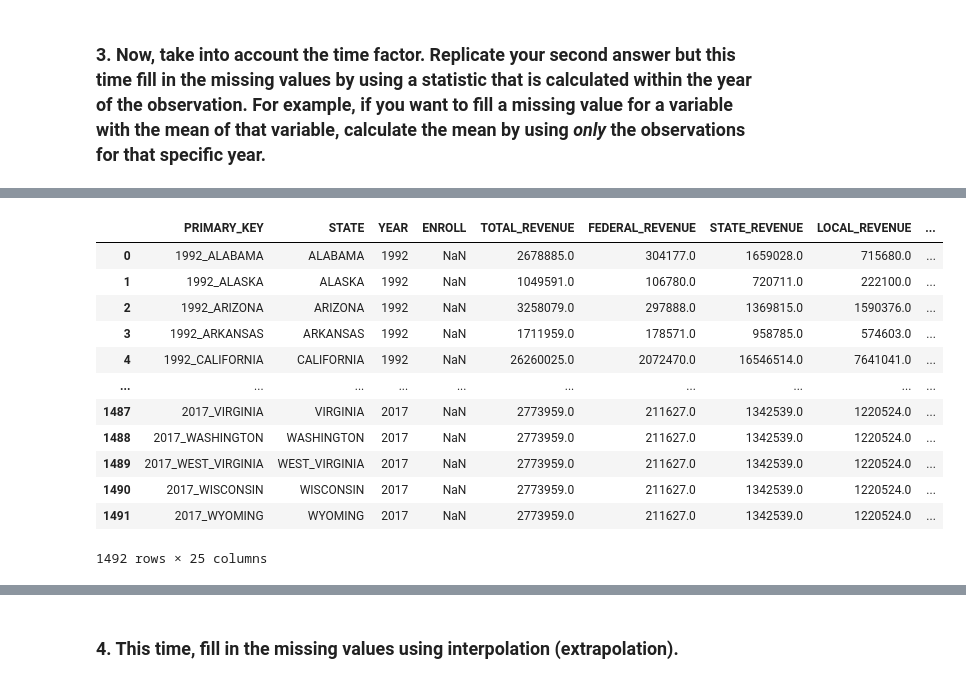
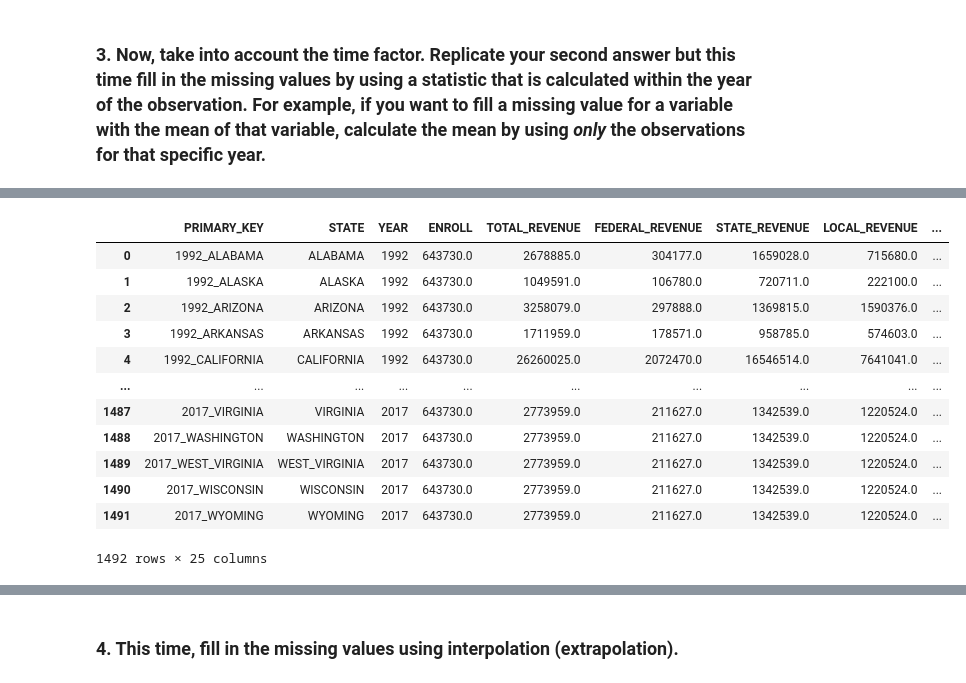
Before and after one commit to cobyoram/python-for-data-scientists, a Jupyter notebook: data-cleaning-2-missing-values.ipynb, the cells around one changed output, grey strips where cells are left out. Cells and saved outputs as stored; diff of their text form; code cells hidden in the pictures.

```diff
--- a/data-cleaning-2-missing-values.ipynb
+++ b/data-cleaning-2-missing-values.ipynb
@@ -132,7 +132,8 @@ education_df = pd.read_sql_query('SELECT * FROM useducation', con=engine)
 engine.dispose()
 # %%
 yearly_df = education_df.copy()
-yearly_df = yearly_df.fillna(yearly_df.loc[yearly_df['YEAR'] == 1992].median())
+for year in yearly_df['YEAR'].unique():
+    yearly_df = yearly_df.fillna(yearly_df.loc[yearly_df['YEAR'] == year].median())
 
 print(yearly_df.isnull().sum())
 yearly_df
@@ -156,14 +157,14 @@ AVG_READING_8_SCORE               0
 dtype: int64
 |  | PRIMARY_KEY | STATE | YEAR | ENROLL | TOTAL_REVENUE | FEDERAL_REVENUE | STATE_REVENUE | LOCAL_REVENUE | ... |
-| 0 | 1992_ALABAMA | ALABAMA | 1992 | NaN | 2678885.0 | 304177.0 | 1659028.0 | 715680.0 | ... |
-| 1 | 1992_ALASKA | ALASKA | 1992 | NaN | 1049591.0 | 106780.0 | 720711.0 | 222100.0 | ... |
-| 2 | 1992_ARIZONA | ARIZONA | 1992 | NaN | 3258079.0 | 297888.0 | 1369815.0 | 1590376.0 | ... |
-| 3 | 1992_ARKANSAS | ARKANSAS | 1992 | NaN | 1711959.0 | 178571.0 | 958785.0 | 574603.0 | ... |
-| 4 | 1992_CALIFORNIA | CALIFORNIA | 1992 | NaN | 26260025.0 | 2072470.0 | 16546514.0 | 7641041.0 | ... |
+| 0 | 1992_ALABAMA | ALABAMA | 1992 | 643730.0 | 2678885.0 | 304177.0 | 1659028.0 | 715680.0 | ... |
+| 1 | 1992_ALASKA | ALASKA | 1992 | 643730.0 | 1049591.0 | 106780.0 | 720711.0 | 222100.0 | ... |
+| 2 | 1992_ARIZONA | ARIZONA | 1992 | 643730.0 | 3258079.0 | 297888.0 | 1369815.0 | 1590376.0 | ... |
+| 3 | 1992_ARKANSAS | ARKANSAS | 1992 | 643730.0 | 1711959.0 | 178571.0 | 958785.0 | 574603.0 | ... |
+| 4 | 1992_CALIFORNIA | CALIFORNIA | 1992 | 643730.0 | 26260025.0 | 2072470.0 | 16546514.0 | 7641041.0 | ... |
 | ... | ... | ... | ... | ... | ... | ... | ... | ... | ... |
-| 1487 | 2017_VIRGINIA | VIRGINIA | 2017 | NaN | 2773959.0 | 211627.0 | 1342539.0 | 1220524.0 | ... |
-| 1488 | 2017_WASHINGTON | WASHINGTON | 2017 | NaN | 2773959.0 | 211627.0 | 1342539.0 | 1220524.0 | ... |
-| 1489 | 2017_WEST_VIRGINIA | WEST_VIRGINIA | 2017 | NaN | 2773959.0 | 211627.0 | 1342539.0 | 1220524.0 | ... |
-| 1490 | 2017_WISCONSIN | WISCONSIN | 2017 | NaN | 2773959.0 | 211627.0 | 1342539.0 | 1220524.0 | ... |
-| 1491 | 2017_WYOMING | WYOMING | 2017 | NaN | 2773959.0 | 211627.0 | 1342539.0 | 1220524.0 | ... |
+| 1487 | 2017_VIRGINIA | VIRGINIA | 2017 | 643730.0 | 2773959.0 | 211627.0 | 1342539.0 | 1220524.0 | ... |
+| 1488 | 2017_WASHINGTON | WASHINGTON | 2017 | 643730.0 | 2773959.0 | 211627.0 | 1342539.0 | 1220524.0 | ... |
+| 1489 | 2017_WEST_VIRGINIA | WEST_VIRGINIA | 2017 | 643730.0 | 2773959.0 | 211627.0 | 1342539.0 | 1220524.0 | ... |
+| 1490 | 2017_WISCONSIN | WISCONSIN | 2017 | 643730.0 | 2773959.0 | 211627.0 | 1342539.0 | 1220524.0 | ... |
+| 1491 | 2017_WYOMING | WYOMING | 2017 | 643730.0 | 2773959.0 | 211627.0 | 1342539.0 | 1220524.0 | ... |
 1492 rows × 25 columns
```
Also changed, not shown: parts of 4 cells of this notebook, 1 other file.
